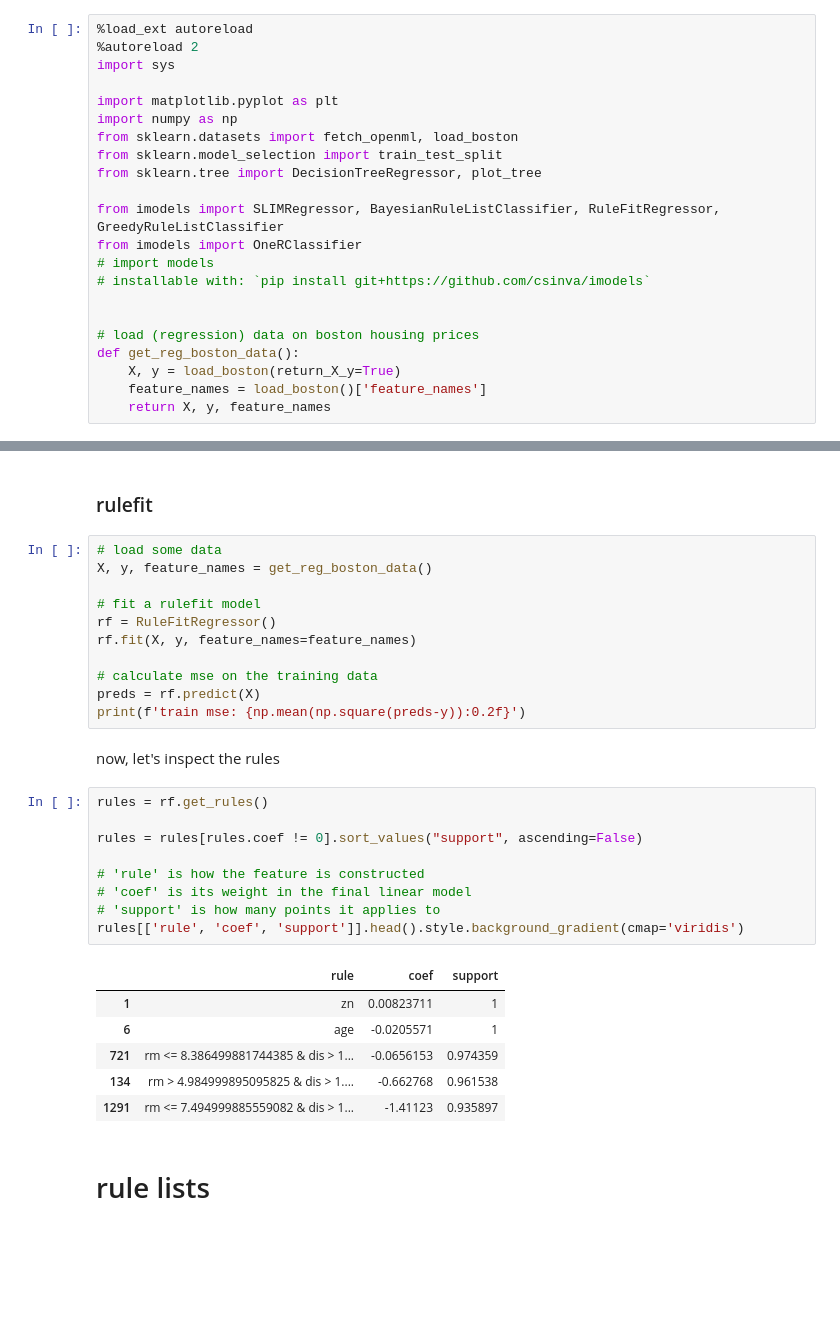
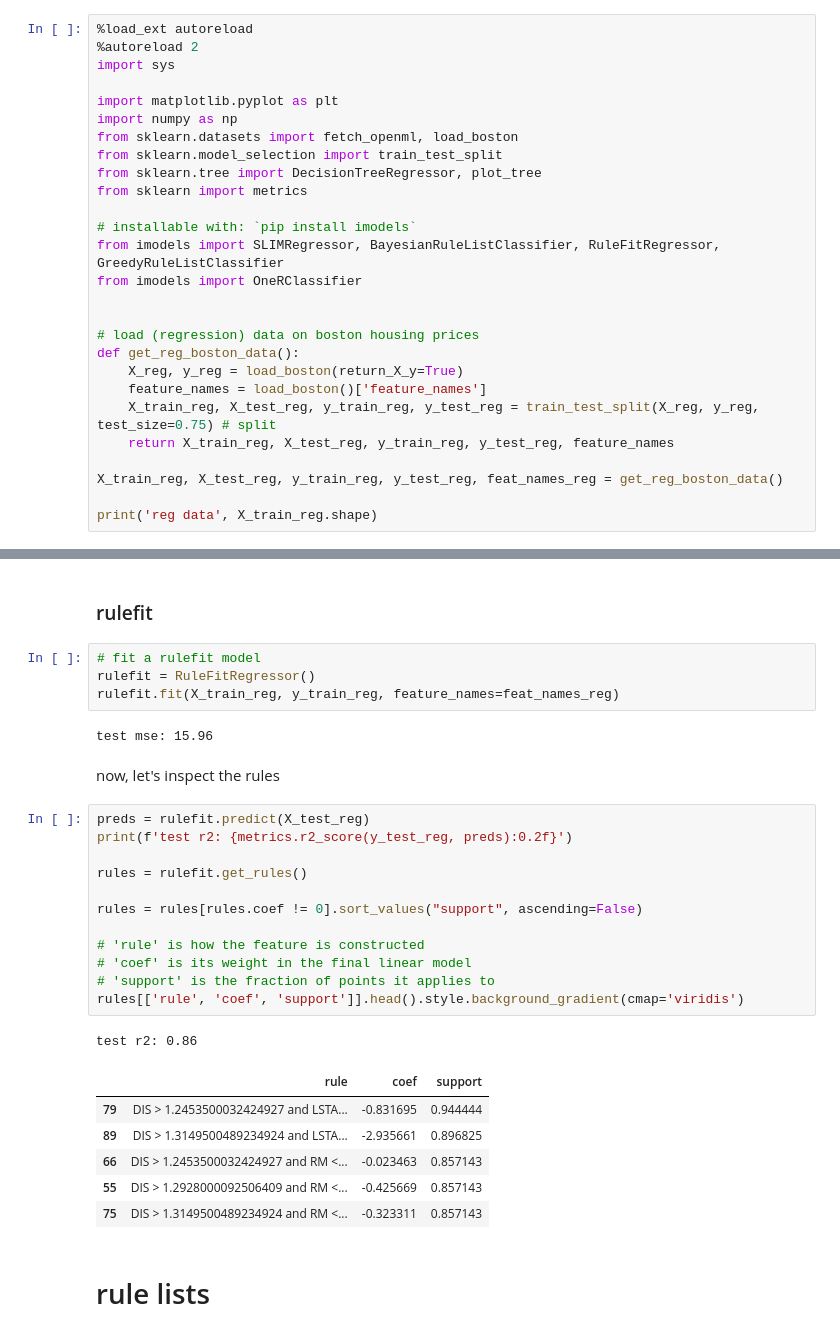
Before and after one commit to csinva/imodels, a Jupyter notebook: notebooks/1_model_based.ipynb, the cells around one changed output, grey strips where cells are left out. Drawn from its saved outputs; the diff is of its cells as text; blank space fills up the shorter version.

```diff
--- a/notebooks/1_model_based.ipynb
+++ b/notebooks/1_model_based.ipynb
@@ -8,18 +8,23 @@ import numpy as np
 from sklearn.datasets import fetch_openml, load_boston
 from sklearn.model_selection import train_test_split
 from sklearn.tree import DecisionTreeRegressor, plot_tree
+from sklearn import metrics
 
+# installable with: `pip install imodels`
 from imodels import SLIMRegressor, BayesianRuleListClassifier, RuleFitRegressor, GreedyRuleListClassifier
 from imodels import OneRClassifier
-# import models
-# installable with: `pip install git+https://github.com/csinva/imodels`
 
 
 # load (regression) data on boston housing prices
 def get_reg_boston_data():
-    X, y = load_boston(return_X_y=True)
+    X_reg, y_reg = load_boston(return_X_y=True)
     feature_names = load_boston()['feature_names']
-    return X, y, feature_names
+    X_train_reg, X_test_reg, y_train_reg, y_test_reg = train_test_split(X_reg, y_reg, test_size=0.75) # split
+    return X_train_reg, X_test_reg, y_train_reg, y_test_reg, feature_names
+
+X_train_reg, X_test_reg, y_train_reg, y_test_reg, feat_names_reg = get_reg_boston_data()
+
+print('reg data', X_train_reg.shape)
 # %% [output]
 The autoreload extension is already loaded. To reload it, use:
   %reload_ext autoreload
@@ -28,34 +35,33 @@ The autoreload extension is already loaded. To reload it, use:
 # %% [markdown]
 ### rulefit
-# %%
-# load some data
-X, y, feature_names = get_reg_boston_data()
-
-# fit a rulefit model
-rf = RuleFitRegressor()
-rf.fit(X, y, feature_names=feature_names)
-
-# calculate mse on the training data
-preds = rf.predict(X)
-print(f'train mse: {np.mean(np.square(preds-y)):0.2f}')
+# %%
+# fit a rulefit model
+rulefit = RuleFitRegressor()
+rulefit.fit(X_train_reg, y_train_reg, feature_names=feat_names_reg)
+# %% [output]
+test mse: 15.96
 # %% [markdown]
 now, let's inspect the rules
 # %%
-rules = rf.get_rules()
+preds = rulefit.predict(X_test_reg)
+print(f'test r2: {metrics.r2_score(y_test_reg, preds):0.2f}')
+
+rules = rulefit.get_rules()
 
 rules = rules[rules.coef != 0].sort_values("support", ascending=False)
 
 # 'rule' is how the feature is constructed
 # 'coef' is its weight in the final linear model
-# 'support' is how many points it applies to
+# 'support' is the fraction of points it applies to
 rules[['rule', 'coef', 'support']].head().style.background_gradient(cmap='viridis')
 # %% [output]
+test r2: 0.86
 |  | rule | coef | support |
-| 1 | zn | 0.00823711 | 1 |
-| 6 | age | -0.0205571 | 1 |
-| 721 | rm <= 8.386499881744385 & dis > 1... | -0.0656153 | 0.974359 |
-| 134 | rm > 4.984999895095825 & dis > 1.... | -0.662768 | 0.961538 |
-| 1291 | rm <= 7.494999885559082 & dis > 1... | -1.41123 | 0.935897 |
+| 79 | DIS > 1.2453500032424927 and LSTA... | -0.831695 | 0.944444 |
+| 89 | DIS > 1.3149500489234924 and LSTA... | -2.935661 | 0.896825 |
+| 66 | DIS > 1.2453500032424927 and RM <... | -0.023463 | 0.857143 |
+| 55 | DIS > 1.2928000092506409 and RM <... | -0.425669 | 0.857143 |
+| 75 | DIS > 1.3149500489234924 and RM <... | -0.323311 | 0.857143 |
 # %% [markdown]
 # rule lists
 # %% [markdown]
```
Also changed, not shown: parts of 6 cells of this notebook, 15 other files.
